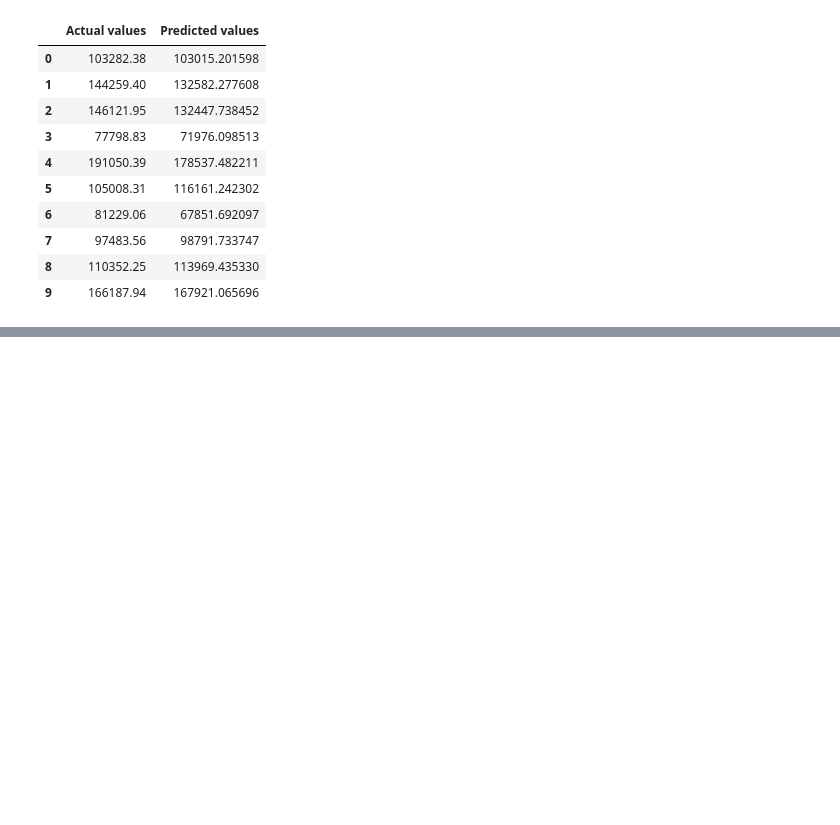
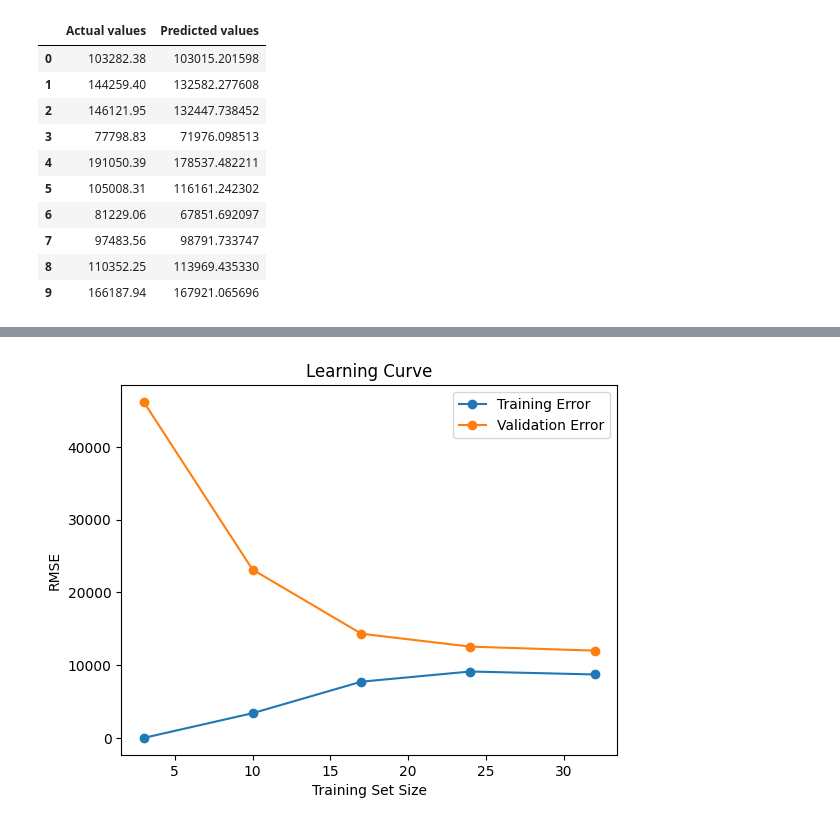
Before and after one commit to samwanyua/Python-Machine-Learning-Tutorial, a Jupyter notebook: Python_for_data_science/notebook.ipynb, the cells around one changed output, grey strips where cells are left out. Saved outputs shown, nothing was run; the diff lists cells and outputs as text; code cells hidden in the pictures; blank space fills up the shorter version.

```diff
--- a/Python_for_data_science/notebook.ipynb
+++ b/Python_for_data_science/notebook.ipynb
@@ -856,0 +871,10 @@ rmse
+# %%
+from sklearn.dummy import DummyRegressor
+
+dummy = DummyRegressor(strategy="mean")  # Predicts mean of y_train
+dummy.fit(X_train, y_train)
+y_dummy_pred = dummy.predict(X_test)
+
+baseline_rmse = np.sqrt(mean_squared_error(y_test, y_dummy_pred))
+print(f"Baseline RMSE: {baseline_rmse}")
+print(f"Model RMSE: {rmse}")
@@ -856,0 +910,18 @@ rmse
+# %%
+import numpy as np
+from sklearn.model_selection import learning_curve
+
+train_sizes, train_scores, val_scores = learning_curve(regressor, X_train, y_train, cv=5, scoring="neg_mean_squared_error")
+
+train_mean = -np.mean(train_scores, axis=1)
+val_mean = -np.mean(val_scores, axis=1)
+
+plt.plot(train_sizes, np.sqrt(train_mean), label="Training Error", marker="o")
+plt.plot(train_sizes, np.sqrt(val_mean), label="Validation Error", marker="o")
+plt.xlabel("Training Set Size")
+plt.ylabel("RMSE")
+plt.legend()
+plt.title("Learning Curve")
+plt.show()
+# %% [output]
+[figure, added]
```
Also changed, not shown: parts of 8 cells of this notebook, 2 other files.
